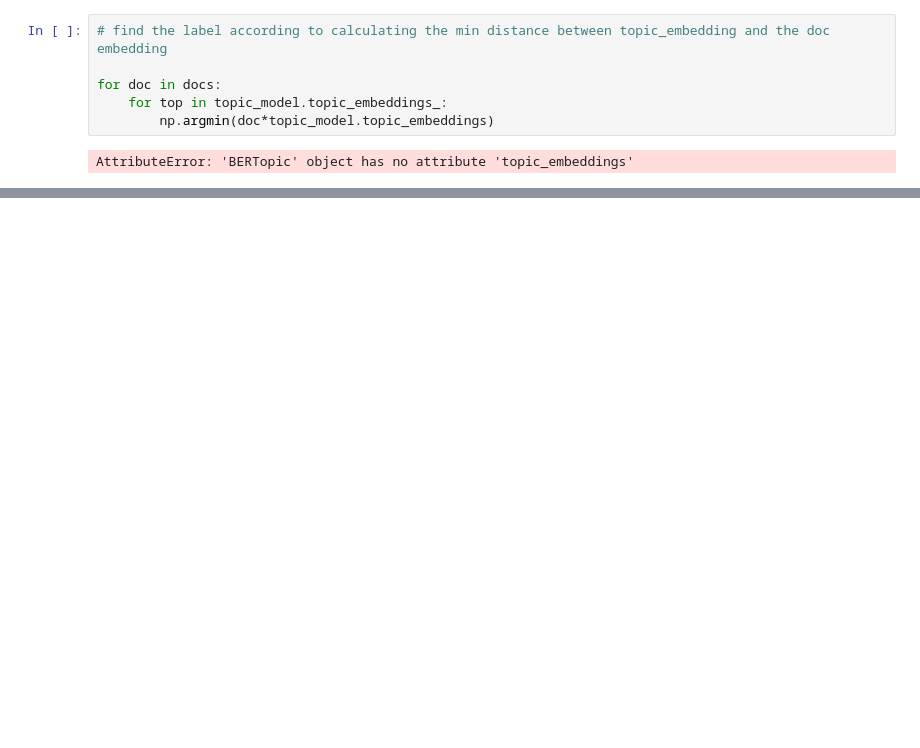
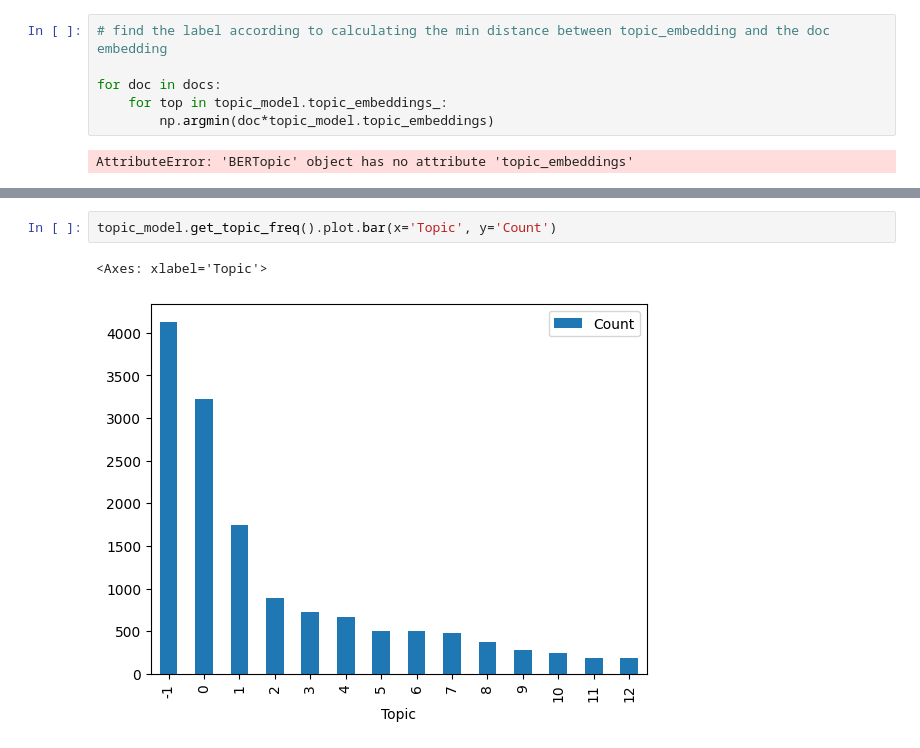
Before and after one commit to mojoee/03_UrbanDevelopmentTaiwan, a Jupyter notebook: TopicModelingLlama2.ipynb, the cells around one changed output, grey strips where cells are left out. Cells and saved outputs as stored; diff of their text form; blank space fills up the shorter version.

```diff
--- a/TopicModelingLlama2.ipynb
+++ b/TopicModelingLlama2.ipynb
@@ -663,0 +720,5 @@ topic_model.visualize_topics_over_time(topics_over_time, custom_labels=True)
+# %%
+topic_model.get_topic_freq().plot.bar(x='Topic', y='Count')
+# %% [output]
+<Axes: xlabel='Topic'>
+[figure, added]
```
Also changed, not shown: parts of 23 cells of this notebook.
